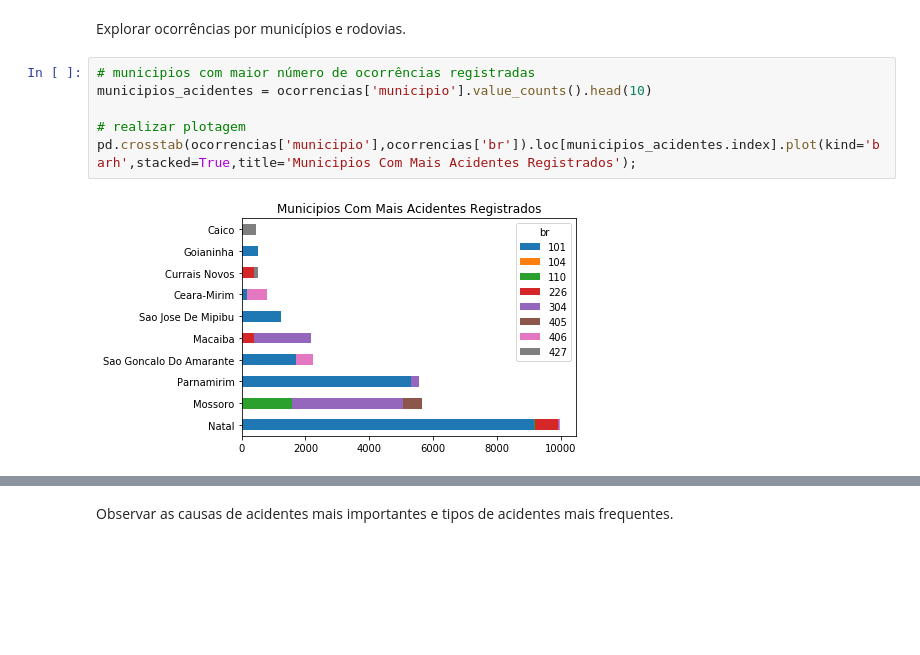
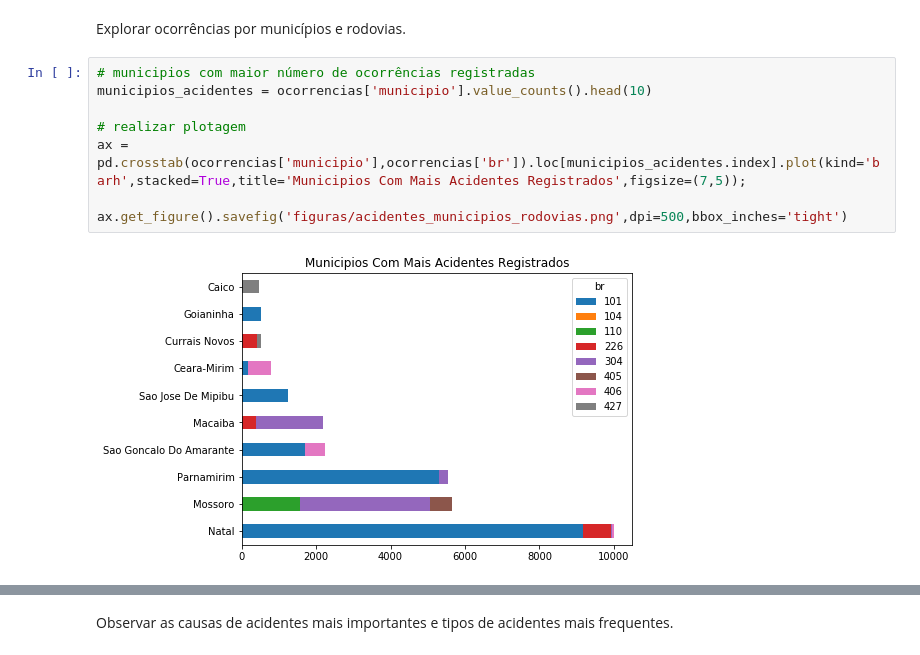
Before and after one commit to daniel-santos-7/tcc-bct, a Jupyter notebook: acidentes.ipynb, the cells around one changed output, grey strips where cells are left out. Drawn from its saved outputs; the diff is of its cells as text; blank space fills up the shorter version.

```diff
--- a/acidentes.ipynb
+++ b/acidentes.ipynb
@@ -694,8 +728,10 @@ Explorar ocorrências por municípios e rodovias.
 # %%
 # municipios com maior número de ocorrências registradas
 municipios_acidentes = ocorrencias['municipio'].value_counts().head(10)
 
 # realizar plotagem
-pd.crosstab(ocorrencias['municipio'],ocorrencias['br']).loc[municipios_acidentes.index].plot(kind='barh',stacked=True,title='Municipios Com Mais Acidentes Registrados');
+ax = pd.crosstab(ocorrencias['municipio'],ocorrencias['br']).loc[municipios_acidentes.index].plot(kind='barh',stacked=True,title='Municipios Com Mais Acidentes Registrados',figsize=(7,5));
+
+ax.get_figure().savefig('figuras/acidentes_municipios_rodovias.png',dpi=500,bbox_inches='tight')
 # %% [output]
-[figure, old version]
+[figure, new version]
```
Also changed, not shown: parts of 94 cells of this notebook, 30 other files.
